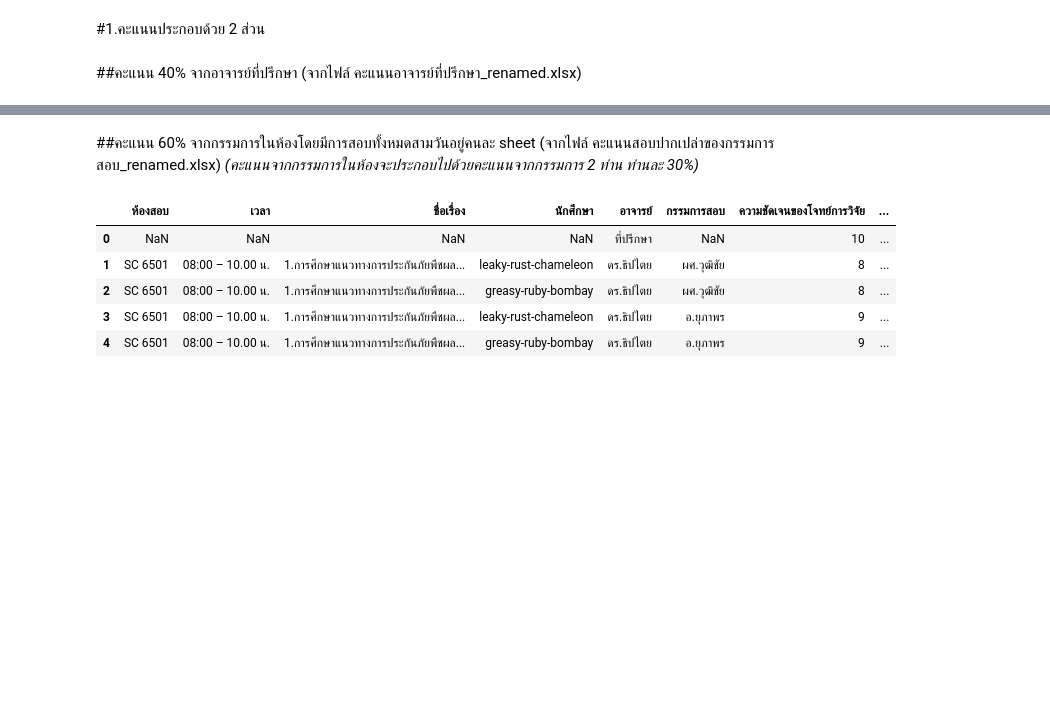
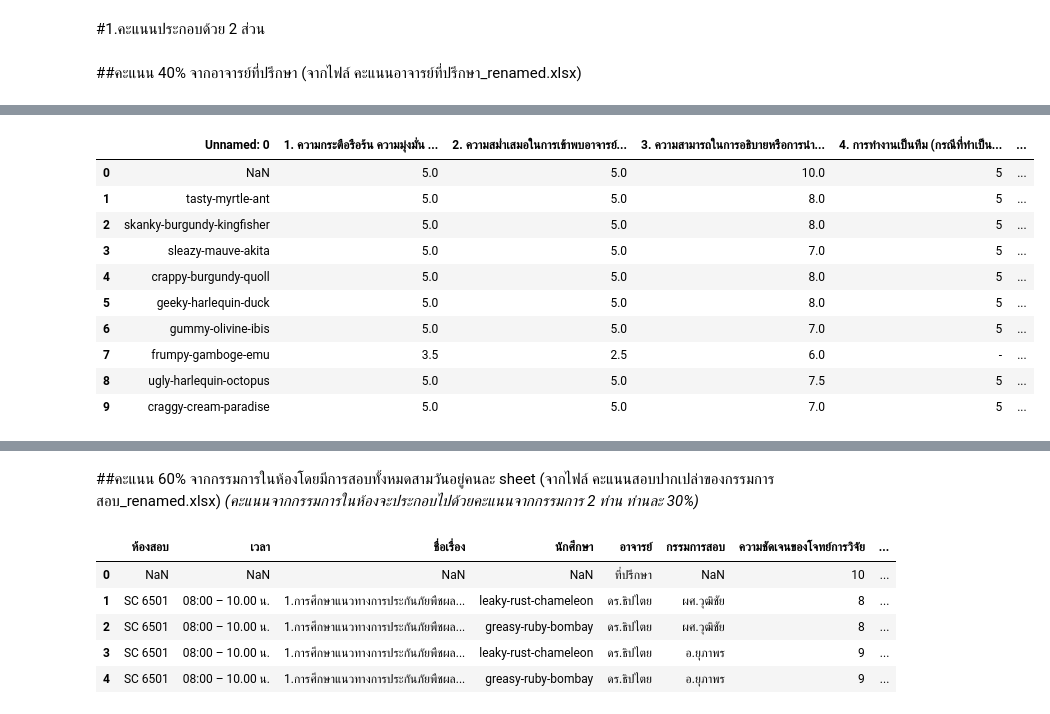
Before and after one commit to 1234567890qqqqqq/BasicProg_DataViz65, a Jupyter notebook: aon1.ipynb, the cells around one changed output, grey strips where cells are left out. Drawn from its saved outputs; the diff is of its cells as text; code cells hidden in the pictures; blank space fills up the shorter version.

```diff
--- a/aon1.ipynb
+++ b/aon1.ipynb
@@ -110,0 +465,3 @@ pp
+# %%
+advisor9 = pd.read_excel('/content/drive/MyDrive/1 65/BPDV65/Final BPVZ65/คะแนนอาจารย์ที่ปรึกษา_renamed.xlsx',sheet_name='รศ.วิชุดา',skiprows=1)
+advisor9.head()
@@ -110,0 +475,3 @@ pp
+# %%
+advisor9 = advisor9.fillna(method='ffill')
+advisor9.head()
@@ -110,0 +485,15 @@ pp
+# %%
+advisor9['คะแนนร้อยละ40'] = advisor9['รวม']*40/70
+advisor9
+# %% [output]
+|  | Unnamed: 0 | 1. ความกระตือรือร้น ความมุ่งมั่น ... | 2. ความสม่ำเสมอในการเข้าพบอาจารย์... | 3. ความสามารถในการอธิบายหรือการนำ... | 4. การทำงานเป็นทีม (กรณีที่ทำเป็น... | ... |
+| 0 | NaN | 5.0 | 5.0 | 10.0 | 5 | ... |
+| 1 | tasty-myrtle-ant | 5.0 | 5.0 | 8.0 | 5 | ... |
+| 2 | skanky-burgundy-kingfisher | 5.0 | 5.0 | 8.0 | 5 | ... |
+| 3 | sleazy-mauve-akita | 5.0 | 5.0 | 7.0 | 5 | ... |
+| 4 | crappy-burgundy-quoll | 5.0 | 5.0 | 8.0 | 5 | ... |
+| 5 | geeky-harlequin-duck | 5.0 | 5.0 | 8.0 | 5 | ... |
+| 6 | gummy-olivine-ibis | 5.0 | 5.0 | 7.0 | 5 | ... |
+| 7 | frumpy-gamboge-emu | 3.5 | 2.5 | 6.0 | - | ... |
+| 8 | ugly-harlequin-octopus | 5.0 | 5.0 | 7.5 | 5 | ... |
+| 9 | craggy-cream-paradise | 5.0 | 5.0 | 7.0 | 5 | ... |
```
Also changed, not shown: parts of 60 cells of this notebook.
